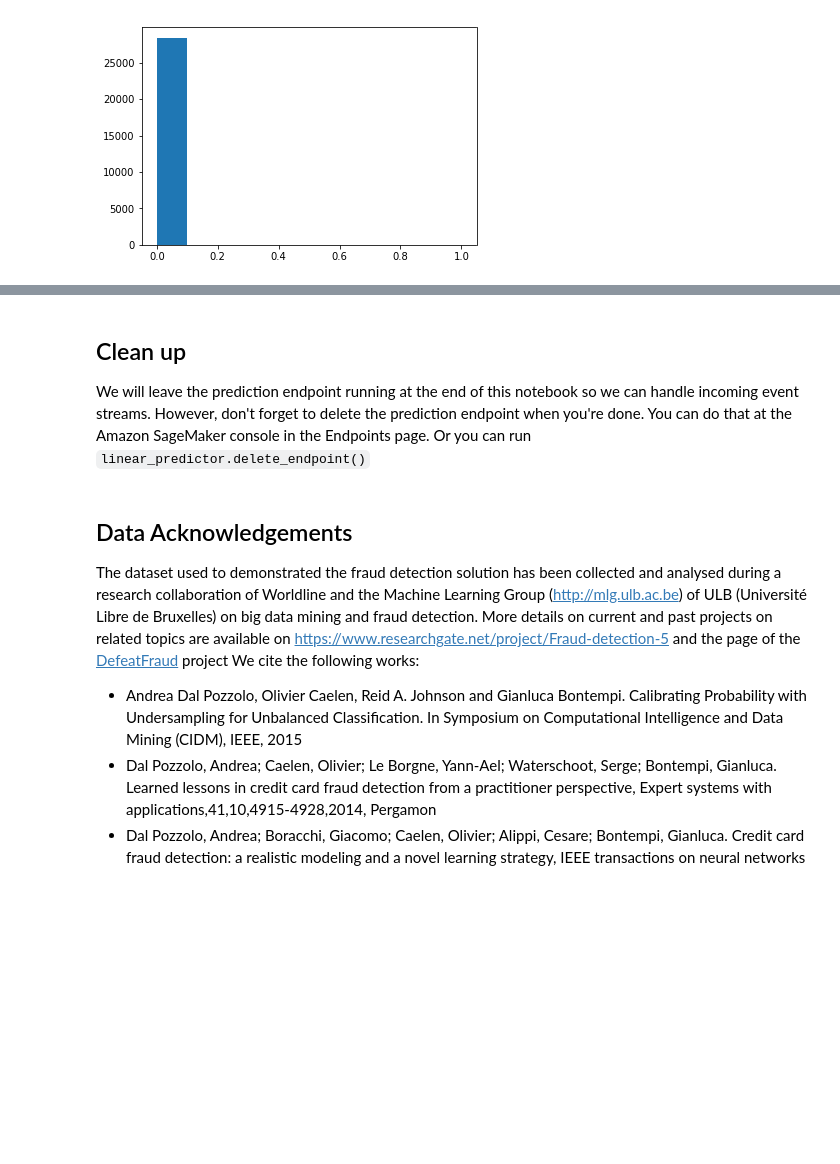
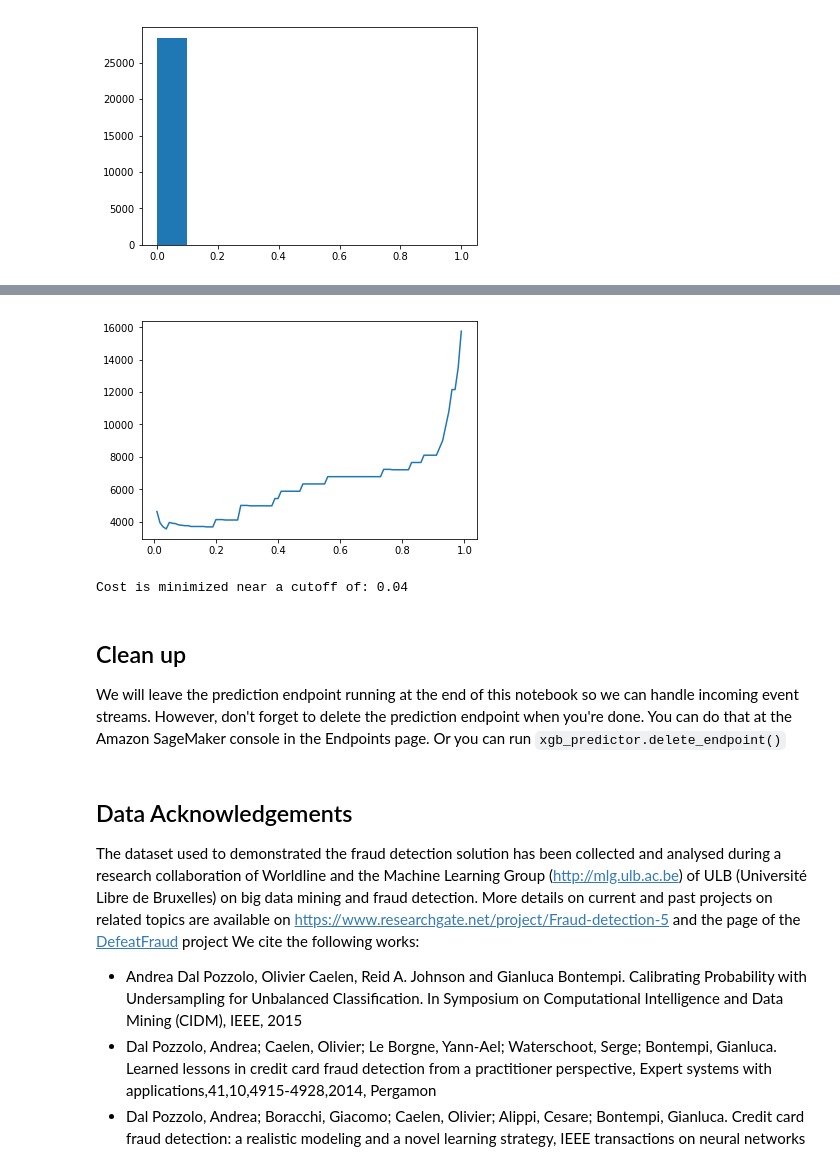
Before and after one commit to aws-samples/amazon-sagemaker-fraud-detection, a Jupyter notebook: notebooks/sagemaker_fraud_detection_xgb.ipynb, the cells around one changed output, grey strips where cells are left out. Saved outputs shown, nothing was run; the diff lists cells and outputs as text; code cells hidden in the pictures; blank space fills up the shorter version.

Commit message:
added cost bathtub curve to xgb, cleaned up real-time inference code in LinearLearner

```diff
--- a/notebooks/sagemaker_fraud_detection_xgb.ipynb
+++ b/notebooks/sagemaker_fraud_detection_xgb.ipynb
@@ -283,4 +338,24 @@ plt.show()
+# %%
+TN_cost = 0
+TP_cost = 0
+FP_cost = 0.05*500 #$cost of losing an annoyed customer (assuming 5% defection and $500 sign-on bonus)
+FN_cost = 450 # $cost of of letting a fradulent transaction slip through
+
+cutoffs = np.arange(0.01, 1, 0.01)
+costs = []
+for c in cutoffs:
+    costs.append(np.sum(np.sum(np.array([[TN_cost, FP_cost], [FN_cost, TP_cost]]) *
+                               pd.crosstab(index=test_data.iloc[:, 0],
+                                           columns=np.where(predictions > c, 1, 0)))))
+
+costs = np.array(costs)
+plt.plot(cutoffs, costs)
+plt.show()
+print('Cost is minimized near a cutoff of:', cutoffs[np.argmin(costs)])
+# %% [output]
+[figure, added]
+Cost is minimized near a cutoff of: 0.04
 # %% [markdown]
 ## Clean up
 
-We will leave the prediction endpoint running at the end of this notebook so we can handle incoming event streams. However, don't forget to delete the prediction endpoint when you're done. You can do that at the Amazon SageMaker console in the Endpoints page. Or you can run `linear_predictor.delete_endpoint()`
+We will leave the prediction endpoint running at the end of this notebook so we can handle incoming event streams. However, don't forget to delete the prediction endpoint when you're done. You can do that at the Amazon SageMaker console in the Endpoints page. Or you can run `xgb_predictor.delete_endpoint()`
```
Also changed, not shown: parts of 19 cells of this notebook, 1 other file.
